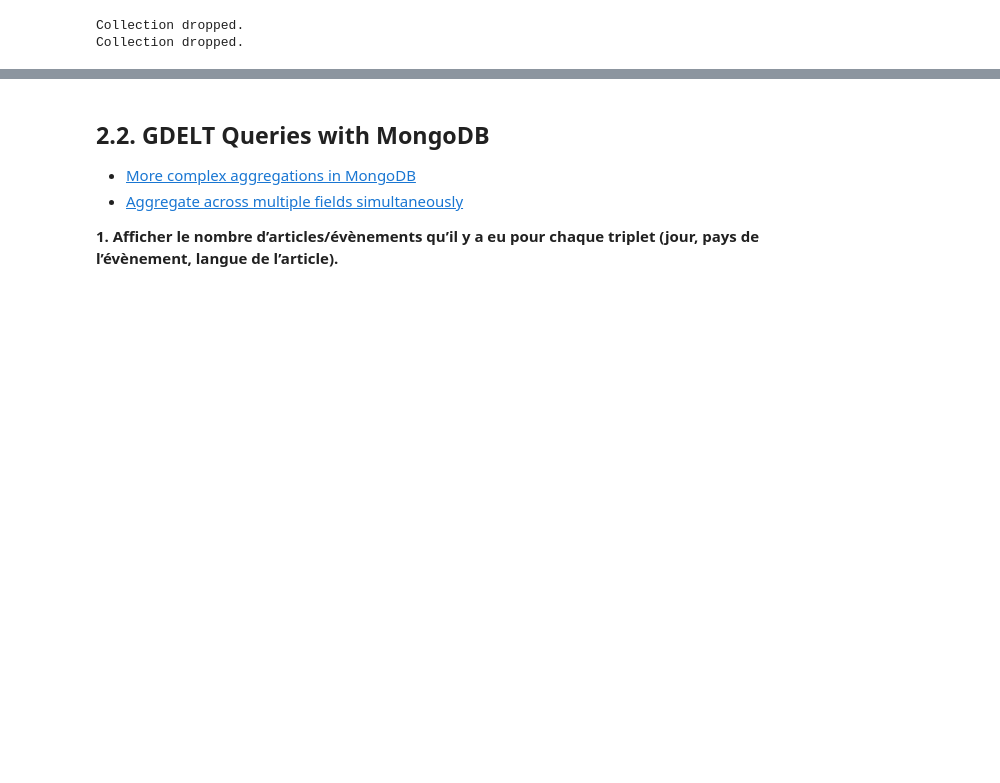
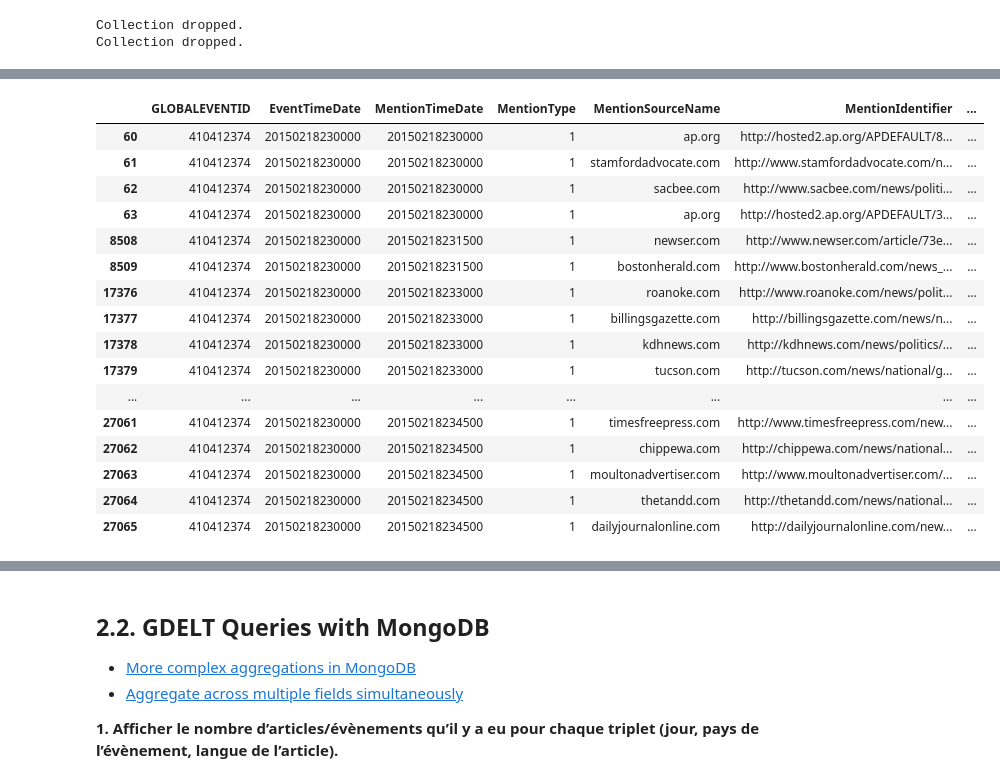
Before and after one commit to duanzy47/ProjetNoSQL, a Jupyter notebook: Exploratory_Data_Analysis/GDELT_MongoDB_Pandas.ipynb, the cells around one changed output, grey strips where cells are left out. Saved outputs shown, nothing was run; the diff lists cells and outputs as text; code cells hidden in the pictures; blank space fills up the shorter version.

```diff
--- a/Exploratory_Data_Analysis/GDELT_MongoDB_Pandas.ipynb
+++ b/Exploratory_Data_Analysis/GDELT_MongoDB_Pandas.ipynb
@@ -43,0 +49,13 @@ except:
+# %%
+def get_article_mention_language(translateInfo):
+    if translateInfo=='':
+        language = 'eng'
+    else:
+        language = translateInfo.split(';', 1)[0][-3:]
+    return language
+
+gdelt_mentions_processed = gdelt_mentions.copy()
+gdelt_mentions_processed = gdelt_mentions_processed.fillna('')
+
+gdelt_mentions_processed['MentionDocOriginalLanguage'] = \
+                    gdelt_mentions_processed['MentionDocTranslationInfo'].apply(lambda x: get_article_mention_language(x))
@@ -427,0 +429,20 @@ pprint(mb_gdelt_gkg.find_one({})['V2Tone'])
+# %%
+gdelt_mentions_processed[gdelt_mentions_processed.GLOBALEVENTID==410412374]
+# %% [output]
+|  | GLOBALEVENTID | EventTimeDate | MentionTimeDate | MentionType | MentionSourceName | MentionIdentifier | ... |
+| 60 | 410412374 | 20150218230000 | 20150218230000 | 1 | ap.org | http://hosted2.ap.org/APDEFAULT/8... | ... |
+| 61 | 410412374 | 20150218230000 | 20150218230000 | 1 | stamfordadvocate.com | http://www.stamfordadvocate.com/n... | ... |
+| 62 | 410412374 | 20150218230000 | 20150218230000 | 1 | sacbee.com | http://www.sacbee.com/news/politi... | ... |
+| 63 | 410412374 | 20150218230000 | 20150218230000 | 1 | ap.org | http://hosted2.ap.org/APDEFAULT/3... | ... |
+| 8508 | 410412374 | 20150218230000 | 20150218231500 | 1 | newser.com | http://www.newser.com/article/73e... | ... |
+| 8509 | 410412374 | 20150218230000 | 20150218231500 | 1 | bostonherald.com | http://www.bostonherald.com/news_... | ... |
+| 17376 | 410412374 | 20150218230000 | 20150218233000 | 1 | roanoke.com | http://www.roanoke.com/news/polit... | ... |
+| 17377 | 410412374 | 20150218230000 | 20150218233000 | 1 | billingsgazette.com | http://billingsgazette.com/news/n... | ... |
+| 17378 | 410412374 | 20150218230000 | 20150218233000 | 1 | kdhnews.com | http://kdhnews.com/news/politics/... | ... |
+| 17379 | 410412374 | 20150218230000 | 20150218233000 | 1 | tucson.com | http://tucson.com/news/national/g... | ... |
+| ... | ... | ... | ... | ... | ... | ... | ... |
+| 27061 | 410412374 | 20150218230000 | 20150218234500 | 1 | timesfreepress.com | http://www.timesfreepress.com/new... | ... |
+| 27062 | 410412374 | 20150218230000 | 20150218234500 | 1 | chippewa.com | http://chippewa.com/news/national... | ... |
+| 27063 | 410412374 | 20150218230000 | 20150218234500 | 1 | moultonadvertiser.com | http://www.moultonadvertiser.com/... | ... |
+| 27064 | 410412374 | 20150218230000 | 20150218234500 | 1 | thetandd.com | http://thetandd.com/news/national... | ... |
+| 27065 | 410412374 | 20150218230000 | 20150218234500 | 1 | dailyjournalonline.com | http://dailyjournalonline.com/new... | ... |
```
Also changed, not shown: parts of 77 cells of this notebook.
